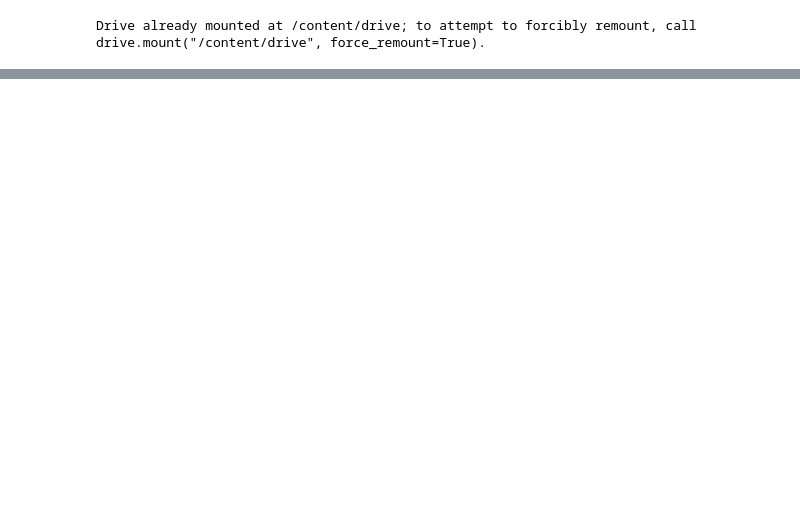
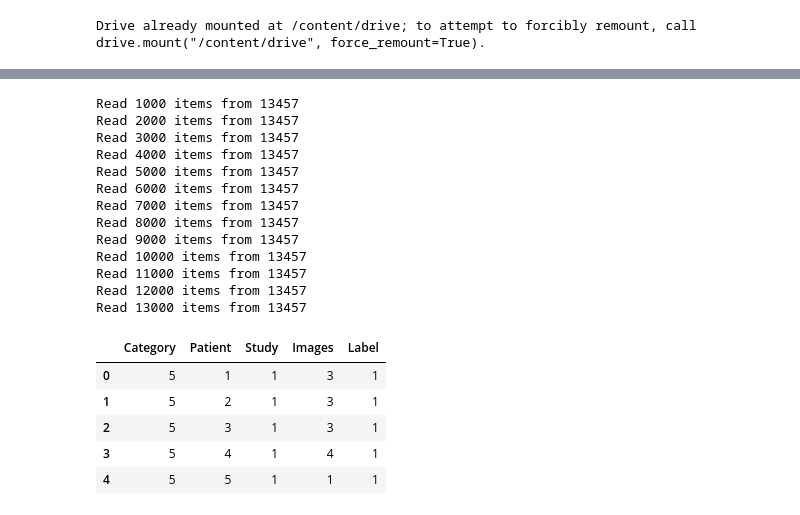
Before and after one commit to vladyorsh/bak, a Jupyter notebook: ra2.ipynb, the cells around one changed output, grey strips where cells are left out. Drawn from its saved outputs; the diff is of its cells as text; code cells hidden in the pictures; blank space fills up the shorter version.

```diff
--- a/ra2.ipynb
+++ b/ra2.ipynb
@@ -354,0 +92,61 @@ KeyboardInterrupt: ignored
+# %%
+import pandas as pd
+import os
+
+def count_images(filename):
+  counter = dict()
+
+  with open(mura_path + filename, 'r') as file:
+    lines = file.read().replace('MURA-v1.1/', '').split('\n')[:-1]
+
+  for line in lines:
+    desc = parse_study_desc(line)
+    if desc not in counter.keys():
+      counter[desc] = 1
+    else:
+      counter[desc] += 1
+
+  return counter
+
+def parse_study_metadata(filename, file_counts, verbose = False):
+  metadata = pd.DataFrame(columns=['Category', 'Patient', 'Study', 'Images', 'Label'])
+
+  with open(mura_path + filename, 'r') as file:
+    lines = file.read().replace('MURA-v1.1/', '').split('\n')[:-1]
+
+  linecount = len(lines)
+
+  for i, line in enumerate(lines):
+    category, patient, study = parse_study_desc(line)
+    label = parse_label(line)
+    line = line.split(',')[0]
+    images = file_counts[(category, patient, study)]
+    metadata.loc[i] = [category, patient, study, images, label]
+
+    if (i + 1) % 1000 == 0:
+      print('Read', i+1, 'items from', linecount)
+
+  return metadata
+# %%
+train_metadata = parse_study_metadata('train_labeled_studies.csv', count_images('train_image_paths.csv'), True)
+train_metadata.head()
+# %% [output]
+Read 1000 items from 13457
+Read 2000 items from 13457
+Read 3000 items from 13457
+Read 4000 items from 13457
+Read 5000 items from 13457
+Read 6000 items from 13457
+Read 7000 items from 13457
+Read 8000 items from 13457
+Read 9000 items from 13457
+Read 10000 items from 13457
+Read 11000 items from 13457
+Read 12000 items from 13457
+Read 13000 items from 13457
+|  | Category | Patient | Study | Images | Label |
+| 0 | 5 | 1 | 1 | 3 | 1 |
+| 1 | 5 | 2 | 1 | 3 | 1 |
+| 2 | 5 | 3 | 1 | 3 | 1 |
+| 3 | 5 | 4 | 1 | 4 | 1 |
+| 4 | 5 | 5 | 1 | 1 | 1 |
```
Also changed, not shown: parts of 52 cells of this notebook.
